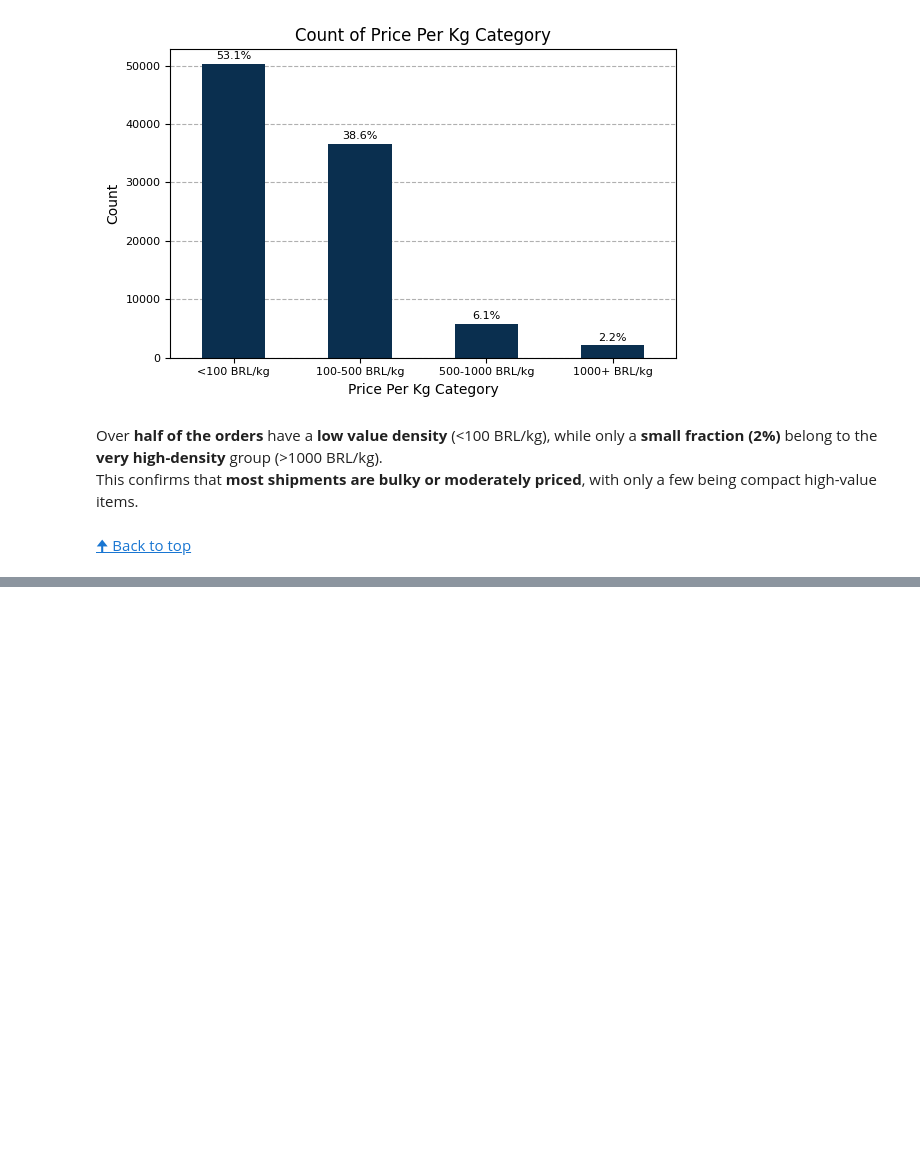
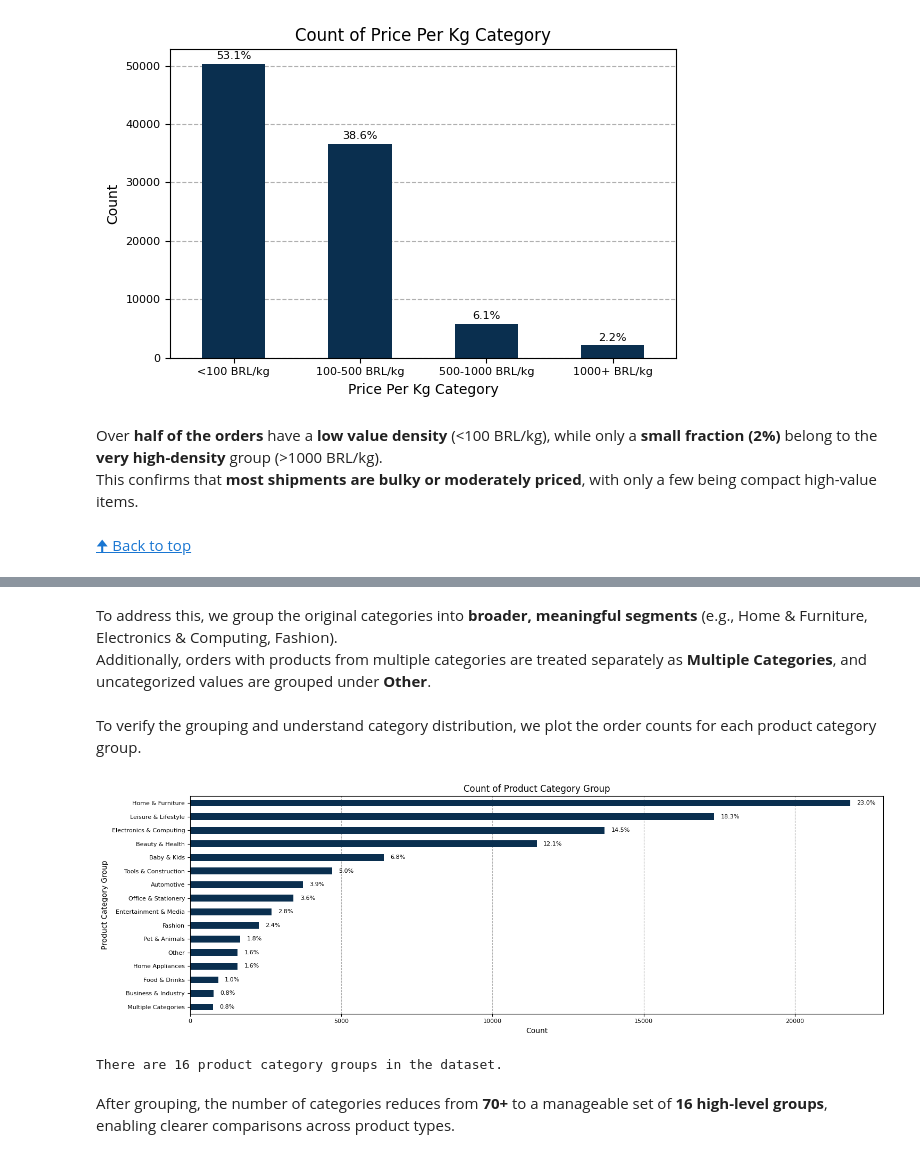
Before and after one commit to OlesyaEvseeva/customer-satisfaction-ecommerce, a Jupyter notebook: notebooks/02_data_integration_preprocessing.ipynb, the cells around one changed output, grey strips where cells are left out. Saved outputs shown, nothing was run; the diff lists cells and outputs as text; code cells hidden in the pictures; blank space fills up the shorter version.

```diff
--- a/notebooks/02_data_integration_preprocessing.ipynb
+++ b/notebooks/02_data_integration_preprocessing.ipynb
@@ -1751,0 +1775,3 @@ This confirms that **most shipments are bulky or moderately priced**, with only
+# %% [markdown]
+To address this, we group the original categories into **broader, meaningful segments** (e.g., Home & Furniture, Electronics & Computing, Fashion).
+Additionally, orders with products from multiple categories are treated separately as **Multiple Categories**, and uncategorized values are grouped under **Other**.
@@ -1751,0 +1873,22 @@ This confirms that **most shipments are bulky or moderately priced**, with only
+# %%
+# Map product_category_name to broader groups using predefined category_mapping
+df_orders["product_category_group"] = (
+    df_orders["product_category_name"].map(category_mapping).astype("category")
+)
+# %% [markdown]
+To verify the grouping and understand category distribution, we plot the order counts for each product category group.
+# %%
+# Visualize the distribution of grouped product categories
+u.plot_value_counts(
+    df_orders, "product_category_group", bar_orientation="barh", figsize=(15, 5)
+)
+# %% [output]
+[figure, added]
+# %%
+print(
+    f"There are {df_orders['product_category_group'].nunique()} product category groups in the dataset."
+)
+# %% [output]
+There are 16 product category groups in the dataset.
+# %% [markdown]
+After grouping, the number of categories reduces from **70+** to a manageable set of **16 high-level groups**, enabling clearer comparisons across product types.
```
Also changed, not shown: parts of 11 cells of this notebook.
